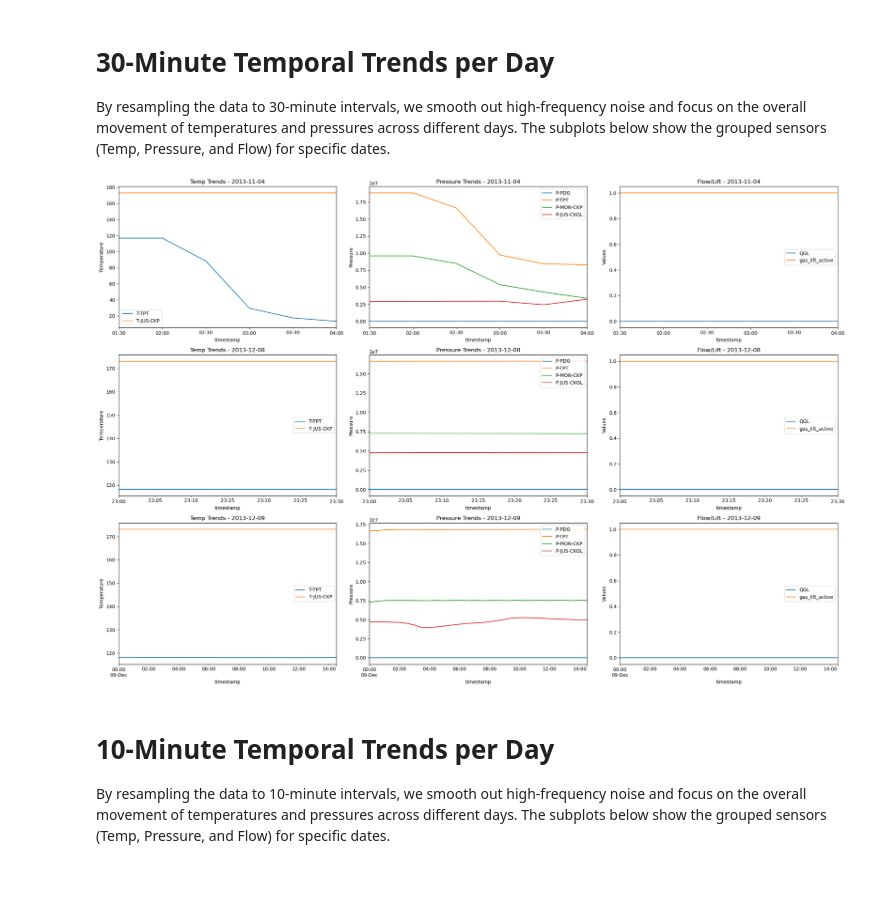
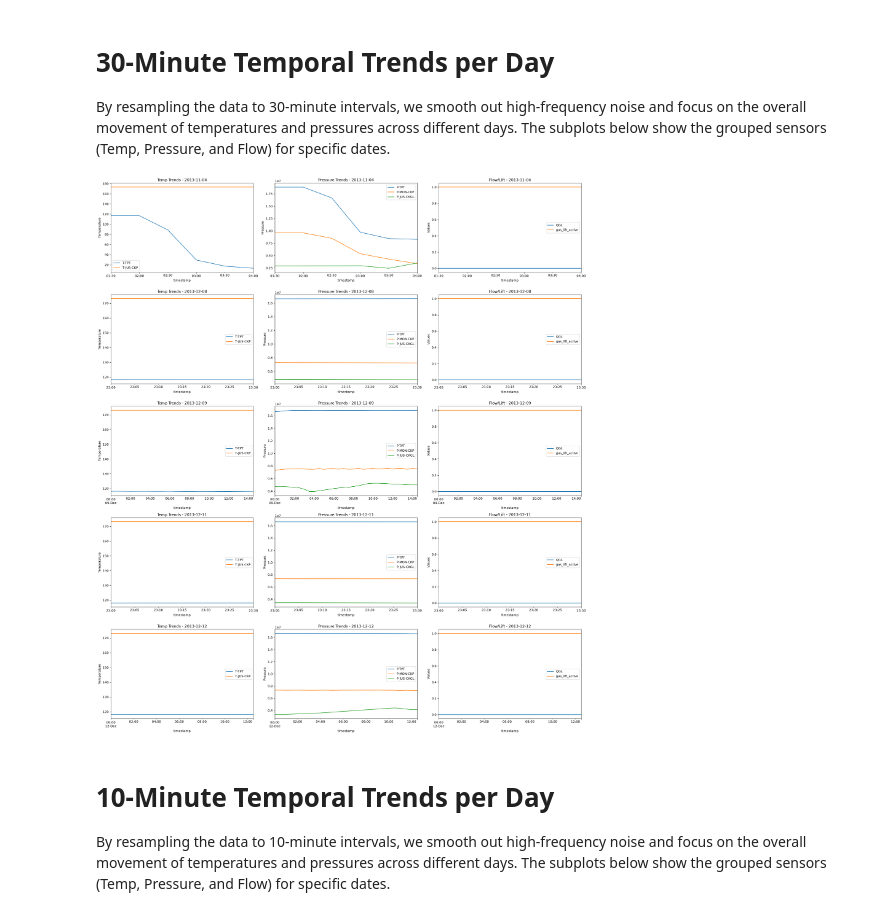
Before and after one commit to IamMishael06/Fault-Predictive-model, a Jupyter notebook: notebooks/Visualisation.ipynb, the cells around one changed output. Drawn from its saved outputs; the diff is of its cells as text; code cells hidden in the pictures; blank space fills up the shorter version.

Commit message:
restructure visualisation code to suit new dataset. e.g removing code that had the P-PDG column.

```diff
--- a/notebooks/Visualisation.ipynb
+++ b/notebooks/Visualisation.ipynb
@@ -33 +29,6 @@ df['timestamp'] = pd.to_datetime(df['timestamp'])
+# %%
+# OPEN CSV FILE
+
+df = pd.read_csv("../cleaned_csv/cleaned_data_with_no_pdg.csv")
+df['timestamp'] = pd.to_datetime(df['timestamp'])
 # %%
@@ -51,39 +56,39 @@ df
 By resampling the data to 30-minute intervals, we smooth out high-frequency noise and focus on the overall movement of temperatures and pressures across different days. The subplots below show the grouped sensors (Temp, Pressure, and Flow) for specific dates.
 # %%
 df = df.sort_values('timestamp')
-
 # Column Groups
 temp_cols = ['T-TPT', 'T-JUS-CKP']
-press_cols = ['P-PDG', 'P-TPT', 'P-MON-CKP', 'P-JUS-CKGL']
+press_cols = ['P-TPT', 'P-MON-CKP', 'P-JUS-CKGL']
 flow_cols = ['QGL', 'gas_lift_active']
+
 
 # Select sample dates for visualization
 unique_dates = df['timestamp'].dt.date.unique()
-sample_dates = unique_dates[:10]  # Example: first 3 unique days
+sample_dates = unique_dates[:5]  # Example: first 3 unique days
 
 fig, axes = plt.subplots(nrows=len(sample_dates), ncols=3, figsize=(22, 5 * len(sample_dates)))
 
 for i, date in enumerate(sample_dates):
     day_data = df[df['timestamp'].dt.date == date]
     # Resample to 30-minute mean trend
-    day_resampled = day_data.set_index('timestamp').resample('30min').mean()
+    day_resampled = day_data.set_index('timestamp').select_dtypes(include="number").resample('30min').mean()
 
     # Temperature Plot
     day_resampled[temp_cols].plot(ax=axes[i, 0], title=f"Temp Trends - {date}")
     axes[i, 0].set_ylabel("Temperature")
 
     # Pressure Plot
     day_resampled[press_cols].plot(ax=axes[i, 1], title=f"Pressure Trends - {date}")
     axes[i, 1].set_ylabel("Pressure")
 
     # Flow/Lift Plot
     day_resampled[flow_cols].plot(ax=axes[i, 2], title=f"Flow/Lift - {date}")
     axes[i, 2].set_ylabel("Values")
 
 plt.tight_layout()
 plt.show()
 # %% [output]
-[figure, old version]
+[figure, new version]
 # %% [markdown]
 <h1>10-Minute Temporal Trends per Day</h1>
 By resampling the data to 10-minute intervals, we smooth out high-frequency noise and focus on the overall movement of temperatures and pressures across different days. The subplots below show the grouped sensors (Temp, Pressure, and Flow) for specific dates.
```
Also changed, not shown: parts of 9 cells of this notebook, 1 other file.
